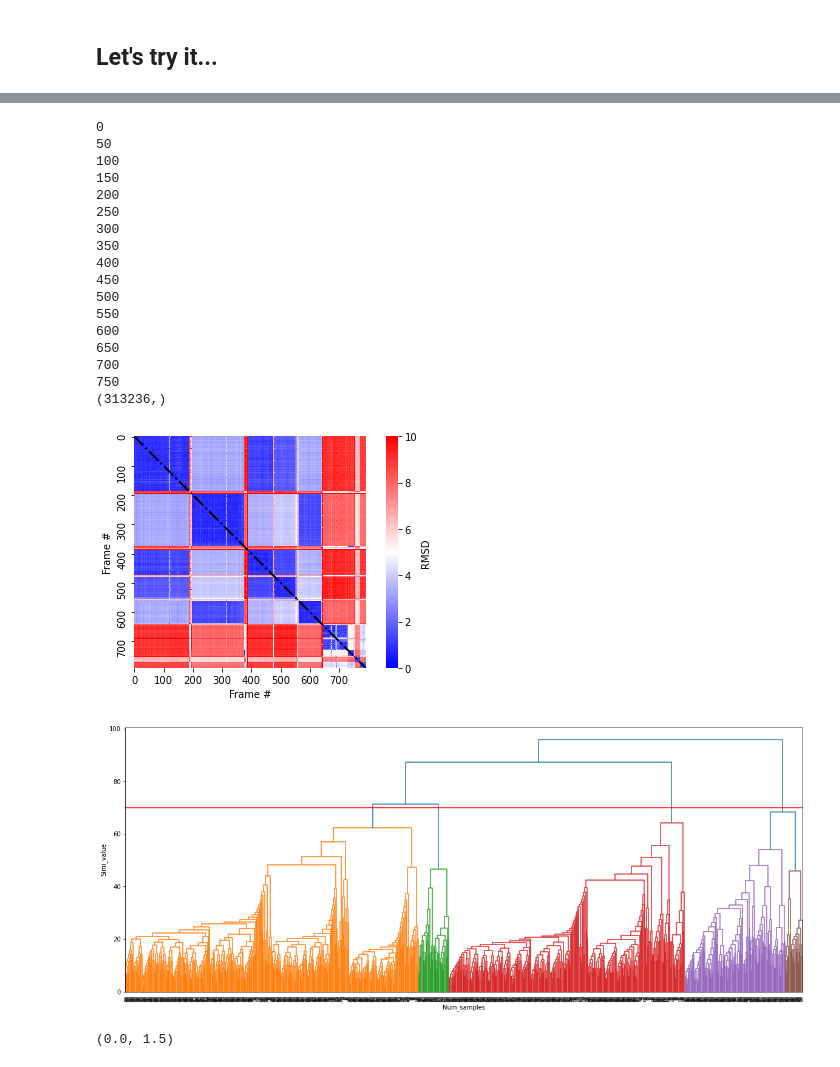
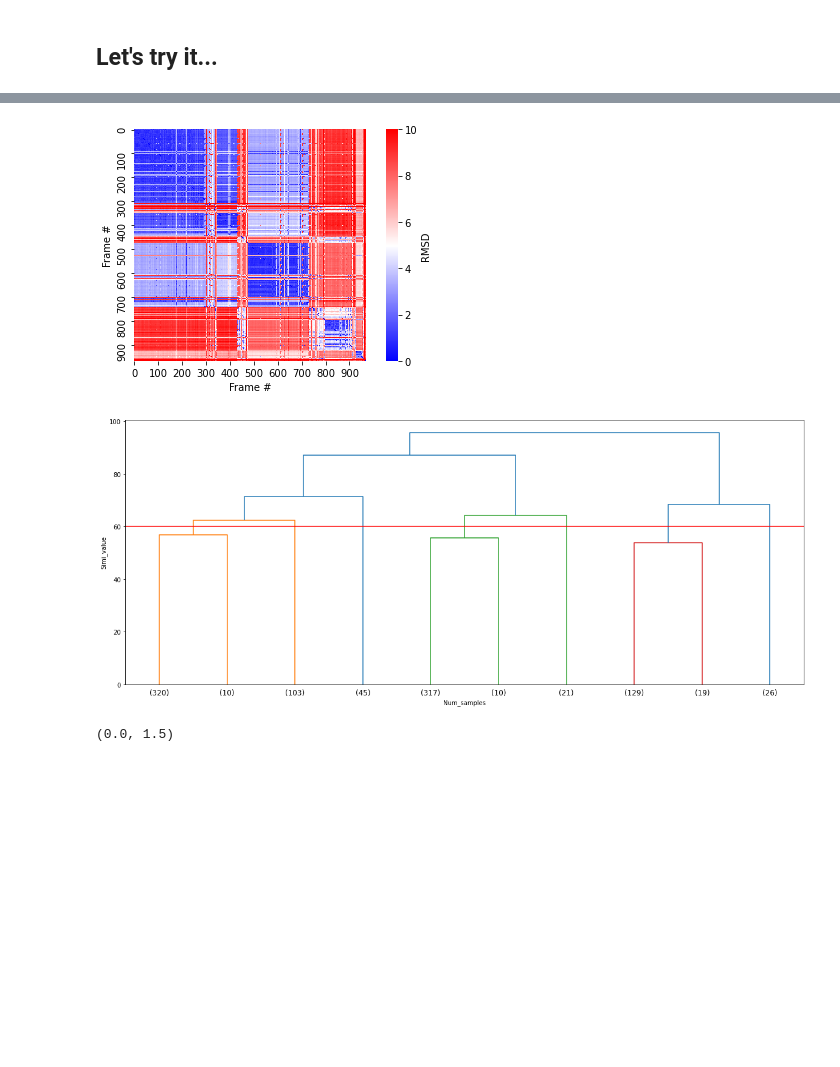
Before and after one commit to PDNALab/extended-ensemble, a Jupyter notebook: Hierachical_clustering.ipynb, the cells around one changed output, grey strips where cells are left out. Cells and saved outputs as stored; diff of their text form; code cells hidden in the pictures; blank space fills up the shorter version.

```diff
--- a/Hierachical_clustering.ipynb
+++ b/Hierachical_clustering.ipynb
@@ -246,45 +260,28 @@ plt.ylim(0,2)
 # %%
-rmsd_2d=np.zeros((len(traj_cluster),len(traj_cluster)))
-upper_indices = np.triu_indices(len(traj_cluster),k=0)
-lower_indices = (upper_indices[1],upper_indices[0])
-r2d = []
-for i in range(len(traj_cluster)):
-    r2d.append(md.rmsd(traj_cluster[i:],traj_cluster[i],atom_indices=all_CA))
-    if i % 50 == 0:
-        print(i)
-print(np.concatenate(r2d).shape)
-rmsd_2d[lower_indices] = np.concatenate(r2d)
-rmsd_2d[upper_indices] = np.concatenate(r2d)
+# rmsd_2d=np.zeros((len(traj_cluster),len(traj_cluster)))
+# upper_indices = np.triu_indices(len(traj_cluster),k=0)
+# lower_indices = (upper_indices[1],upper_indices[0])
+# r2d = []
+# for i in range(len(traj_cluster)):
+#     r2d.append(md.rmsd(traj_cluster[i:],traj_cluster[i],atom_indices=all_CA))
+#     if i % 100 == 0:
+#         print(i)
+# print(np.concatenate(r2d).shape)
+# rmsd_2d[lower_indices] = np.concatenate(r2d)
+# rmsd_2d[upper_indices] = np.concatenate(r2d)
 sns.heatmap(rmsd_2d*10,square=True,xticklabels=100,yticklabels=100,cmap='bwr',cbar_kws={'label':'RMSD'},vmin=0,vmax=10)
-plt.plot(range(1000),range(1000),'-.',color='k',linewidth=2)
 plt.xlabel("Frame #")
 plt.ylabel("Frame #")
 ax = plt.gca()
 ax.tick_params(direction='out')
 plt.tight_layout()
+plt.savefig('test_Faith_1000samples_-40cluster_2drmsd.png')
 # %% [output]
-0
-50
-100
-150
-200
-250
-300
-350
-400
-450
-500
-550
-600
-650
-700
-750
-(313236,)
-[figure, old version]
+[figure, new version]
 # %%
-plot_simi_threshold(tree,2000,70)
+plot_simi_threshold(tree,10,60)
 # %% [output]
-[figure, old version]
+[figure, new version]
 # %%
 traj = md.load_dcd('../proteinG_3gb1/yhalfres_0_0/trajectory.00.dcd',top='../proteinG_3gb1/3GB1.pdb')
 topfile=traj.top
```
Also changed, not shown: parts of 12 cells of this notebook, 28 other files.
